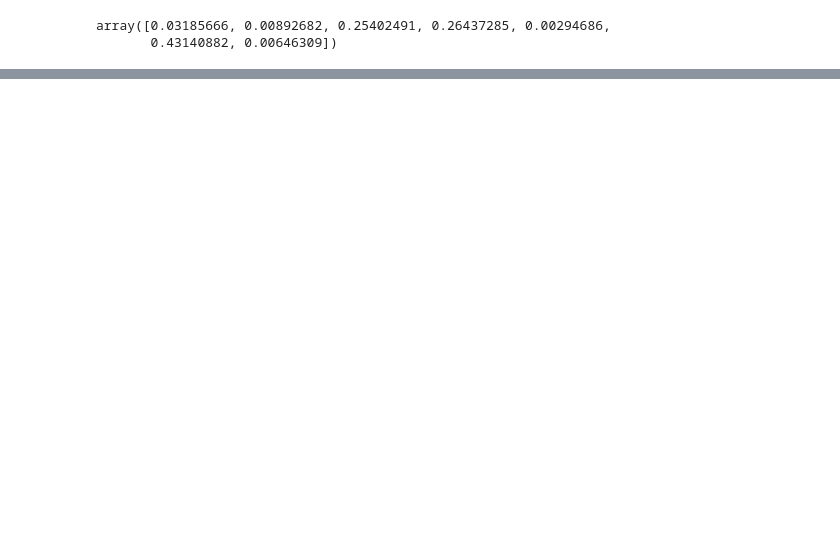
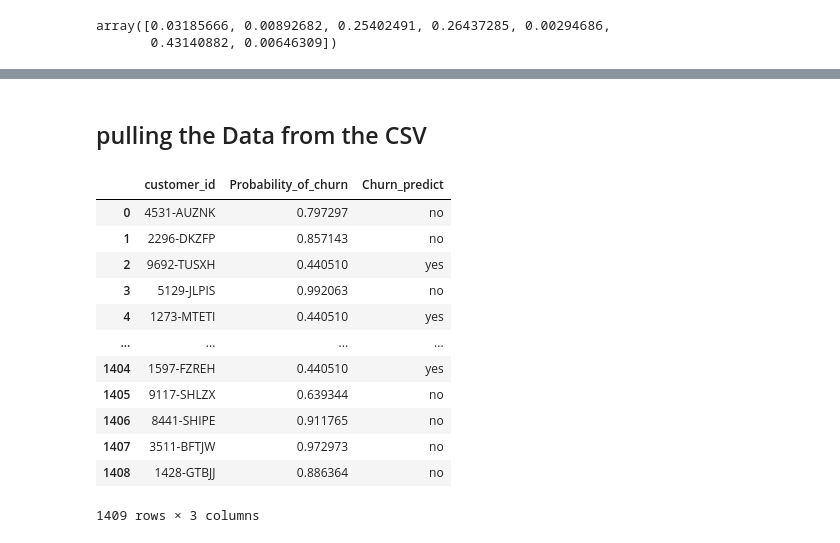
Before and after one commit to Divante222/project_1_telco_churn, a Jupyter notebook: final_report.ipynb, the cells around one changed output, grey strips where cells are left out. Cells and saved outputs as stored; diff of their text form; code cells hidden in the pictures; blank space fills up the shorter version.

```diff
--- a/final_report.ipynb
+++ b/final_report.ipynb
@@ -433,0 +471,19 @@ array([0.03185666, 0.00892682, 0.25402491, 0.26437285, 0.00294686,
+# %% [markdown]
+## pulling the Data from the CSV
+# %%
+df = pd.read_csv('Churn_Predictions.csv')
+df.drop(columns = 'Unnamed: 0')
+# %% [output]
+|  | customer_id | Probability_of_churn | Churn_predict |
+| 0 | 4531-AUZNK | 0.797297 | no |
+| 1 | 2296-DKZFP | 0.857143 | no |
+| 2 | 9692-TUSXH | 0.440510 | yes |
+| 3 | 5129-JLPIS | 0.992063 | no |
+| 4 | 1273-MTETI | 0.440510 | yes |
+| ... | ... | ... | ... |
+| 1404 | 1597-FZREH | 0.440510 | yes |
+| 1405 | 9117-SHLZX | 0.639344 | no |
+| 1406 | 8441-SHIPE | 0.911765 | no |
+| 1407 | 3511-BFTJW | 0.972973 | no |
+| 1408 | 1428-GTBJJ | 0.886364 | no |
+1409 rows × 3 columns
```
Also changed, not shown: parts of 3 cells of this notebook, 2 other files.
